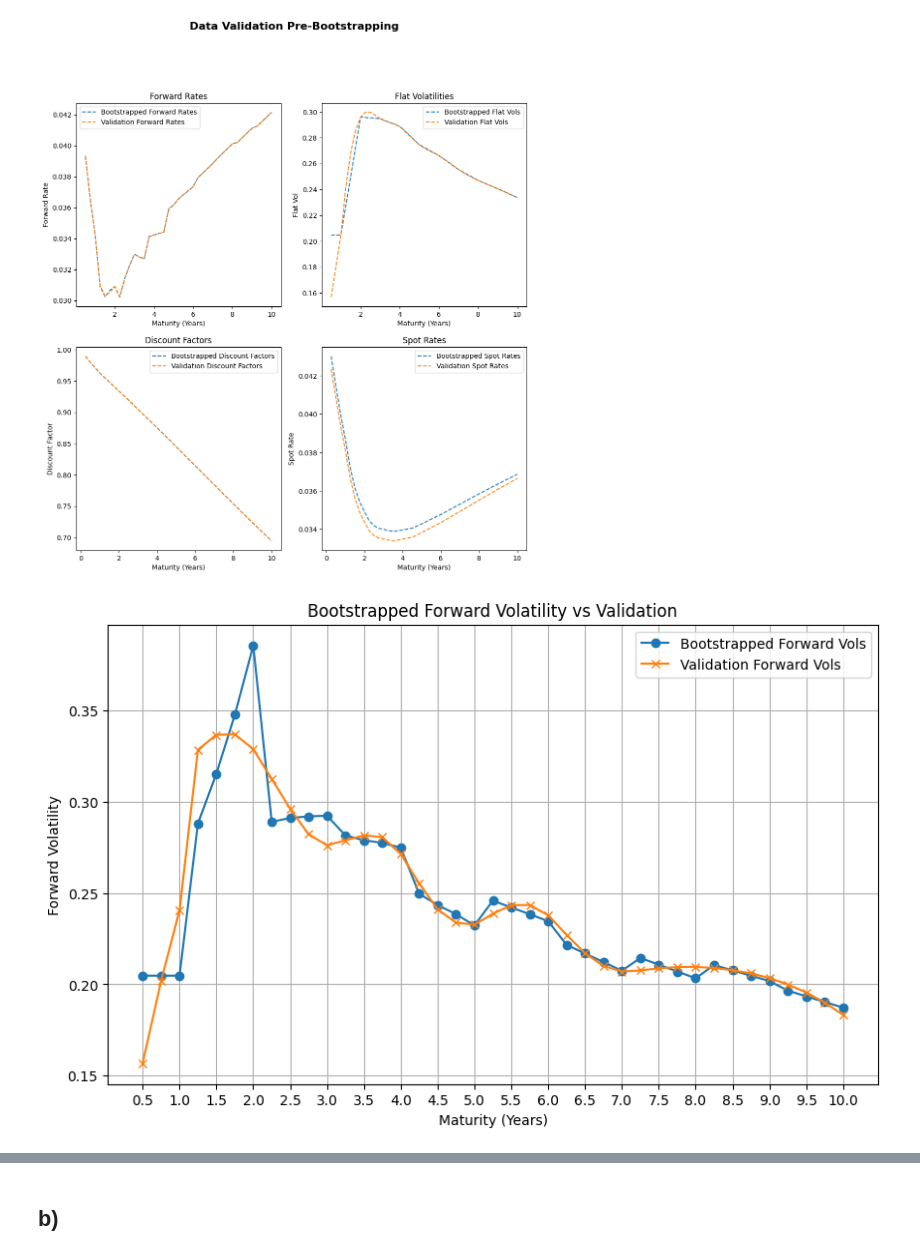
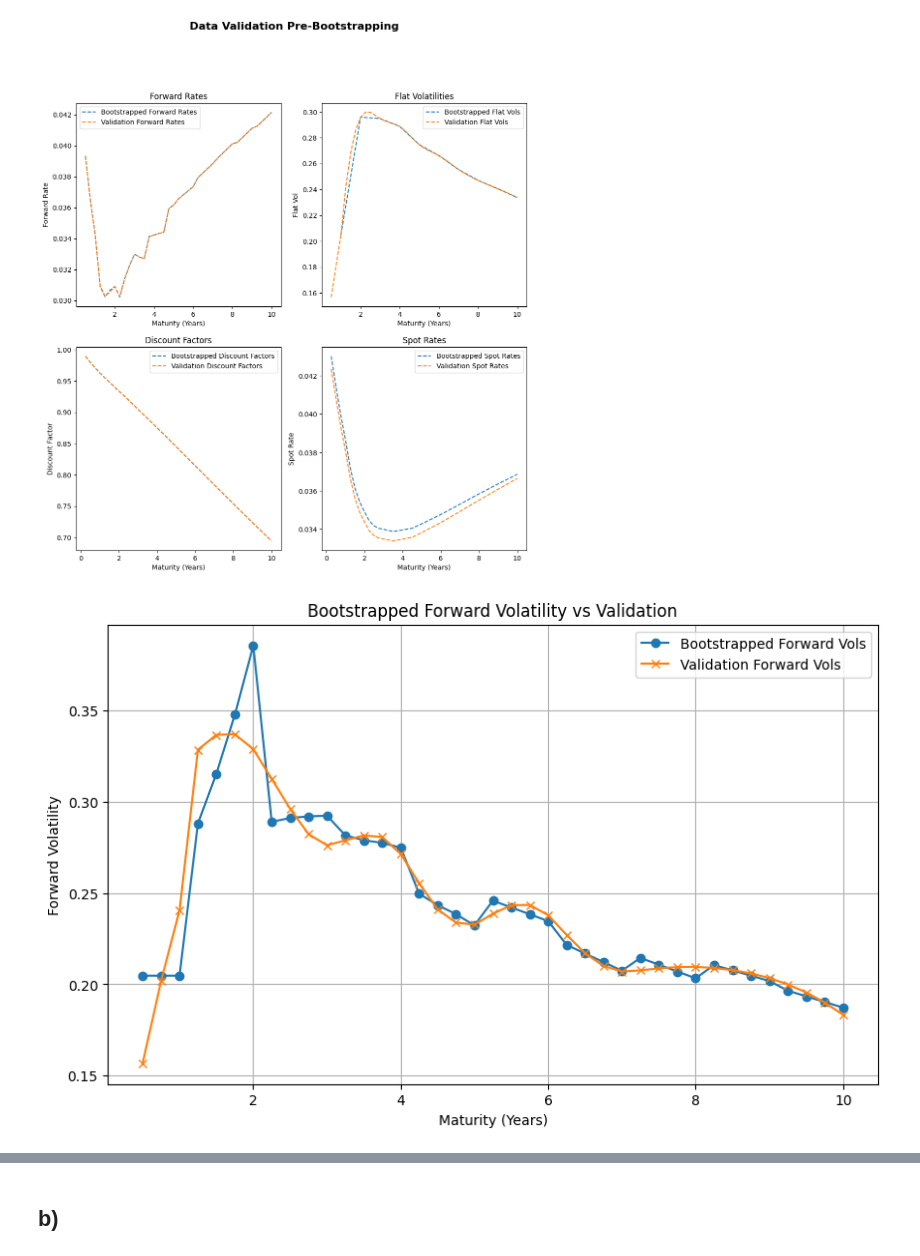
Before and after one commit to y3y-tech/Forward_Volatility_From_SOFR_Cap, a Jupyter notebook: submission.ipynb, the cells around one changed output, grey strips where cells are left out. Saved outputs shown, nothing was run; the diff lists cells and outputs as text; code cells hidden in the pictures.

```diff
--- a/submission.ipynb
+++ b/submission.ipynb
@@ -408,17 +175,15 @@ K_simple = ((1 + K_simple) ** 0.25 - 1) / 0.25
 #### Quarterly Black Vol Interpolation
 # %%
 black_vols = {}
-
-
 for maturity in cap_vols.index:
     normal_vol = cap_vols[maturity] / 10000
     T_prev = round(maturity - 0.25, 2)
     F = forward_rates.get((T_prev, maturity), np.nan)  # forward ending at cap maturity
     black_vols[maturity] = normal_vol / F
 
-quarterly_vols = pd.Series(index=np.arange(0.5, 10.25, 0.25))
+quarterly_vols = pd.Series(index = np.arange(0.5, 10.25, 0.25))
 quarterly_vols.loc[black_vols.keys()] = pd.Series(black_vols)
-quarterly_vols = quarterly_vols.interpolate(method='index', limit_direction='both')
+quarterly_vols = quarterly_vols.interpolate(method='index')
 # %% [markdown]
 #### Discount and Forward Interpolation
 # %% [markdown]
@@ -544,16 +438,15 @@ Text(0.5, 1.02, 'Data Validation Pre-Bootstrapping')
 # %%
 plt.figure(figsize=(10, 6))
 plt.plot(forward_vols.index, forward_vols.values, label='Bootstrapped Forward Vols', marker='o')
 plt.plot(curves_validation.index, curves_validation['fwd vols'], label='Validation Forward Vols', marker='x')
 plt.xlabel('Maturity (Years)')
 plt.ylabel('Forward Volatility')
 plt.title('Bootstrapped Forward Volatility vs Validation')
 plt.legend()
-plt.xticks(np.arange(0.5, 10.25, 0.5))
 plt.grid()
 plt.show()
 # %% [output]
-[figure, old version]
+[figure, new version]
 # %% [markdown]
 #### - From the above outputs, it is clear that the derived forward, discount curve from swap rate, and interpolated swap and flat volatility data are quite close to the true value.
 #### - The bootstrapped forward vol has some deviations from the true forward vol at the early maturities (since 0.50, 0.75, 1.00 maturities Caps are not tradable), and eventually converges to the forward vol at later maturities
```
Also changed, not shown: parts of 62 cells of this notebook, 1 other file.
